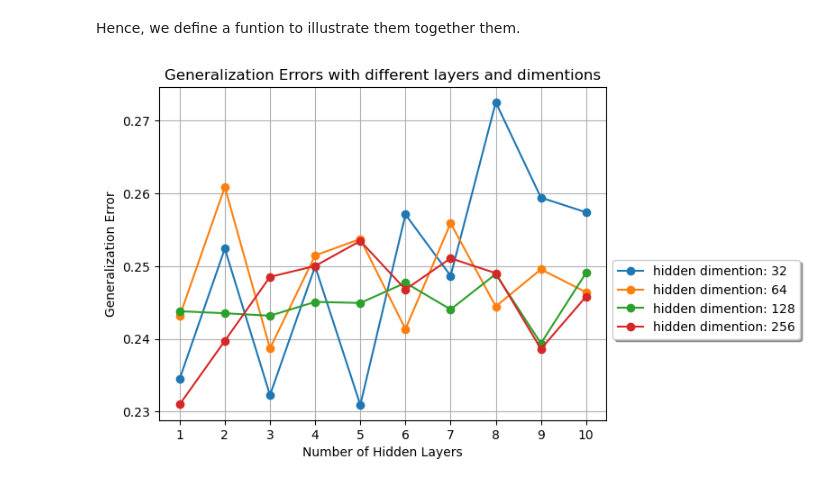
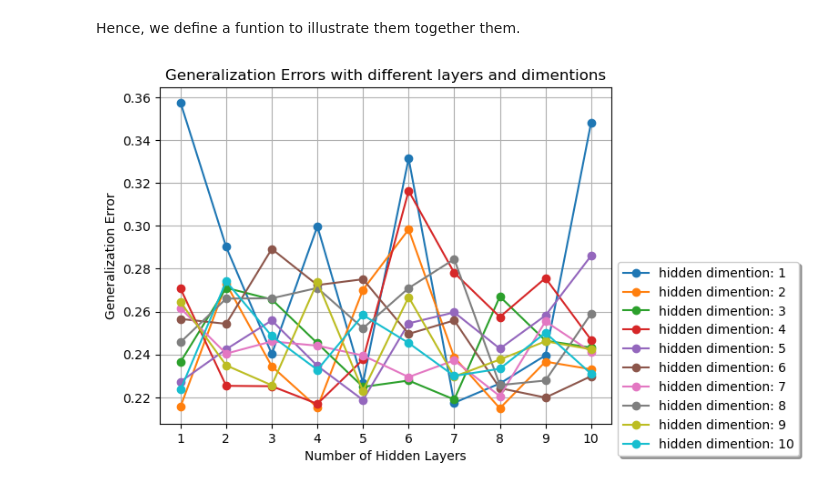
Before and after one commit to jennifer-dtu-2023/02450_project2, a Jupyter notebook: 2023-10-29_1a_regression_methods/2023-10-06_james_Regression_ANN/ANN_for_regression.ipynb, the cells around one changed output. Drawn from its saved outputs; the diff is of its cells as text; code cells hidden in the pictures.

```diff
--- a/2023-10-29_1a_regression_methods/2023-10-06_james_Regression_ANN/ANN_for_regression.ipynb
+++ b/2023-10-29_1a_regression_methods/2023-10-06_james_Regression_ANN/ANN_for_regression.ipynb
@@ -291,7 +292,7 @@ we combine these plots in order to compare them.
 Hence, we define a funtion to illustrate them together them.
 # %%
 def plot_compare(hidden_dim_list, hidden_layers_list, GEL_medDim):
-    colors = ['b', 'g', 'r', 'orange']
+    colors = ['b', 'g', 'r', 'orange', 'pink', 'gray', 'olive', 'c', 'brown', 'purple']
 
     for i, color in enumerate(colors):
         plt.plot(hidden_layers_list, GEL_medDim[i], marker='o', label='hidden dimention: {}'.format(hidden_dim_list[i]))
@@ -306,13 +307,13 @@ def plot_compare(hidden_dim_list, hidden_layers_list, GEL_medDim):
 # %%
 num_epochs = 30
 input_dim = 25
-hidden_dim_list = [32, 64, 128, 256]
+hidden_dim_list = np.arange(1, 11)
 GEL_medDim = []
 
 for hidden_dim in hidden_dim_list:
     hidden_layers_list, generalization_errors_list = Analysis(num_epochs, input_dim, hidden_dim)
     GEL_medDim.append(generalization_errors_list)
 
 plot_compare(hidden_dim_list, hidden_layers_list, GEL_medDim)
 # %% [output]
-[figure, old version]
+[figure, new version]
```
Also changed, not shown: parts of 4 cells of this notebook, 2 other files.
